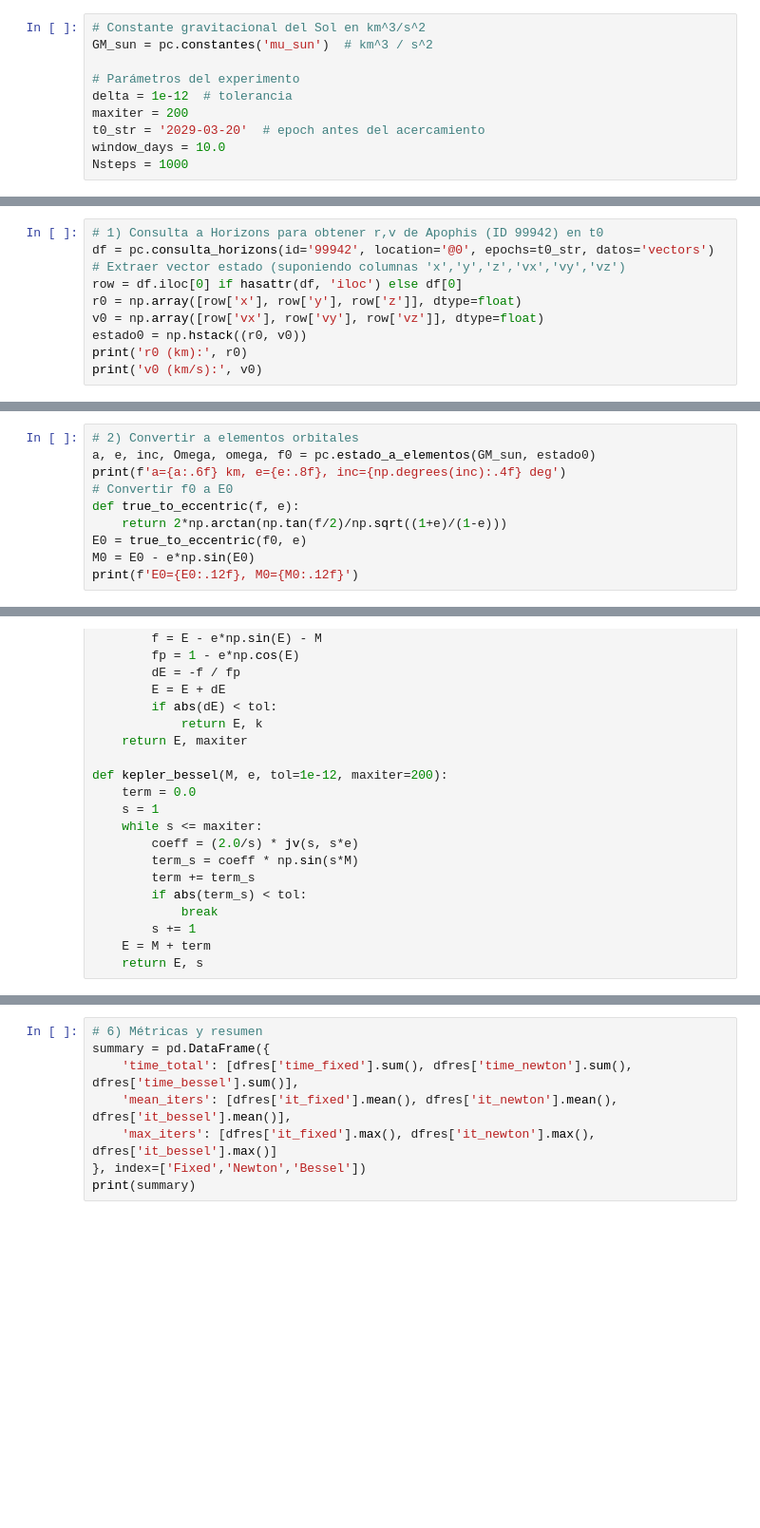
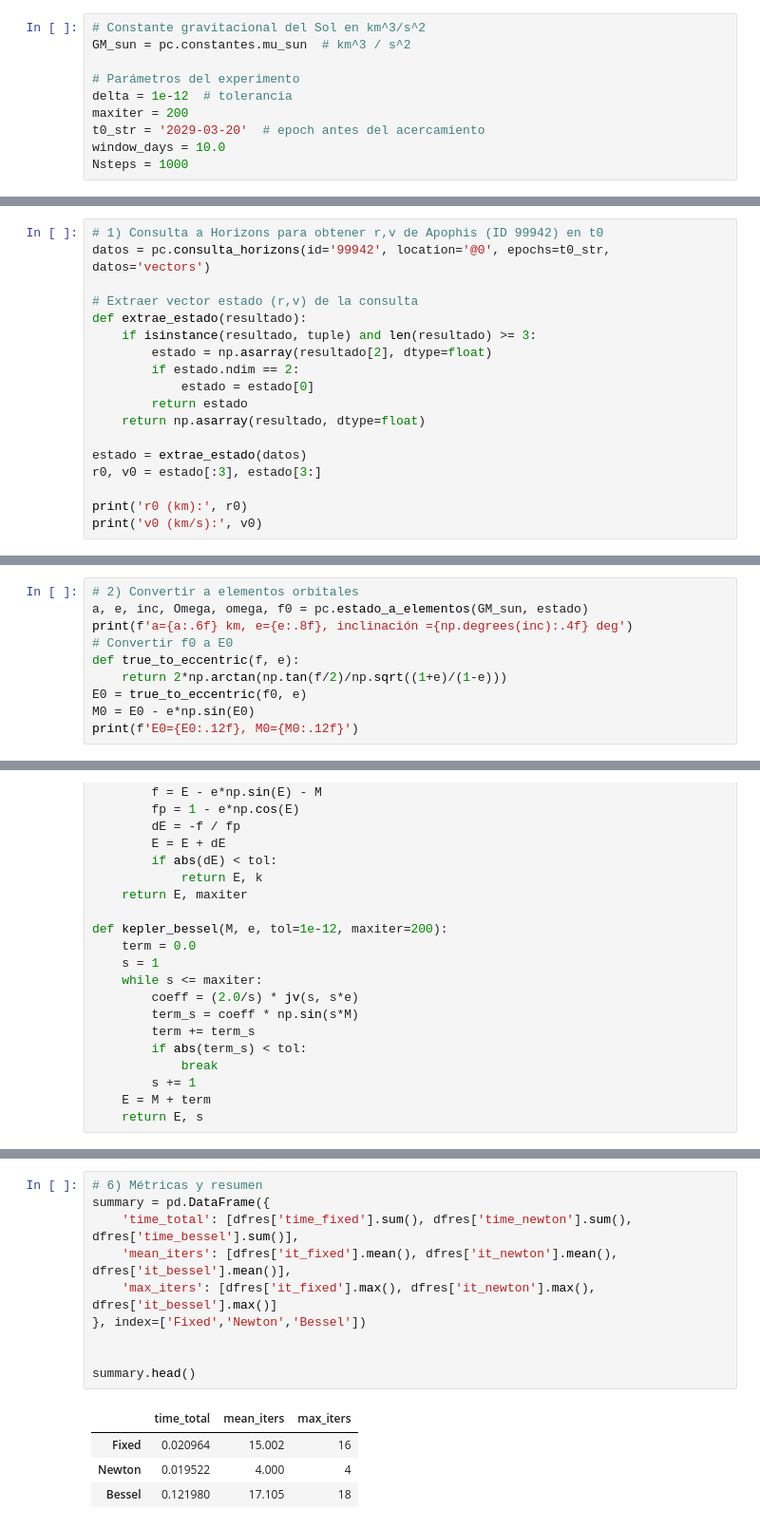
Before and after one commit to meccel-2026-2/Apophis-Asteroid-Project, a Jupyter notebook: analisis/EcDKepler.ipynb, the cells around one changed output, grey strips where cells are left out. Shown at 95% size. Cells and saved outputs as stored; diff of their text form; blank space fills up the shorter version.

Commit message:
corrección extracción de vector estado

```diff
--- a/analisis/EcDKepler.ipynb
+++ b/analisis/EcDKepler.ipynb
@@ -17,7 +19,7 @@ import pymcel as pc
 Este notebook obtiene el estado de Apophis desde Horizons, convierte a elementos orbitales, genera un reloj de Kepler y resuelve la anomalía excéntrica con tres métodos: punto fijo, Newton-Raphson y serie de Bessel. Se registran iteraciones, tiempos y residuos y se generan gráficos de comparación.
 # %%
 # Constante gravitacional del Sol en km^3/s^2
-GM_sun = pc.constantes('mu_sun')  # km^3 / s^2
+GM_sun = pc.constantes.mu_sun  # km^3 / s^2
 
 # Parámetros del experimento
 delta = 1e-12  # tolerancia
@@ -33,11 +30,19 @@ TypeError: 'module' object is not callable
 # %%
 # 1) Consulta a Horizons para obtener r,v de Apophis (ID 99942) en t0
-df = pc.consulta_horizons(id='99942', location='@0', epochs=t0_str, datos='vectors')
-# Extraer vector estado (suponiendo columnas 'x','y','z','vx','vy','vz')
-row = df.iloc[0] if hasattr(df, 'iloc') else df[0]
-r0 = np.array([row['x'], row['y'], row['z']], dtype=float)
-v0 = np.array([row['vx'], row['vy'], row['vz']], dtype=float)
-estado0 = np.hstack((r0, v0))
+datos = pc.consulta_horizons(id='99942', location='@0', epochs=t0_str, datos='vectors')
+
+# Extraer vector estado (r,v) de la consulta
+def extrae_estado(resultado):
+    if isinstance(resultado, tuple) and len(resultado) >= 3:
+        estado = np.asarray(resultado[2], dtype=float)
+        if estado.ndim == 2:
+            estado = estado[0]
+        return estado
+    return np.asarray(resultado, dtype=float)
+
+estado = extrae_estado(datos)
+r0, v0 = estado[:3], estado[3:]
+
 print('r0 (km):', r0)
 print('v0 (km/s):', v0)
 # %% [output]
@@ -50,7 +51,7 @@ v0 (km/s): [[ 0.00239889]
 # %%
 # 2) Convertir a elementos orbitales
-a, e, inc, Omega, omega, f0 = pc.estado_a_elementos(GM_sun, estado0)
-print(f'a={a:.6f} km, e={e:.8f}, inc={np.degrees(inc):.4f} deg')
+a, e, inc, Omega, omega, f0 = pc.estado_a_elementos(GM_sun, estado)
+print(f'a={a:.6f} km, e={e:.8f}, inclinación ={np.degrees(inc):.4f} deg')
 # Convertir f0 a E0
 def true_to_eccentric(f, e):
     return 2*np.arctan(np.tan(f/2)/np.sqrt((1+e)/(1-e)))
@@ -133,11 +155,18 @@ print(dfres.head())
 # %%
 # 6) Métricas y resumen
 summary = pd.DataFrame({
     'time_total': [dfres['time_fixed'].sum(), dfres['time_newton'].sum(), dfres['time_bessel'].sum()],
     'mean_iters': [dfres['it_fixed'].mean(), dfres['it_newton'].mean(), dfres['it_bessel'].mean()],
     'max_iters': [dfres['it_fixed'].max(), dfres['it_newton'].max(), dfres['it_bessel'].max()]
 }, index=['Fixed','Newton','Bessel'])
-print(summary)
+
+
+summary.head()
+# %% [output]
+|  | time_total | mean_iters | max_iters |
+| Fixed | 0.020964 | 15.002 | 16 |
+| Newton | 0.019522 | 4.000 | 4 |
+| Bessel | 0.121980 | 17.105 | 18 |
 # %%
 # 7) Visualizaciones
 fig, ax = plt.subplots(3,1, figsize=(10,12), sharex=True)
```
Also changed, not shown: parts of 8 cells of this notebook.
